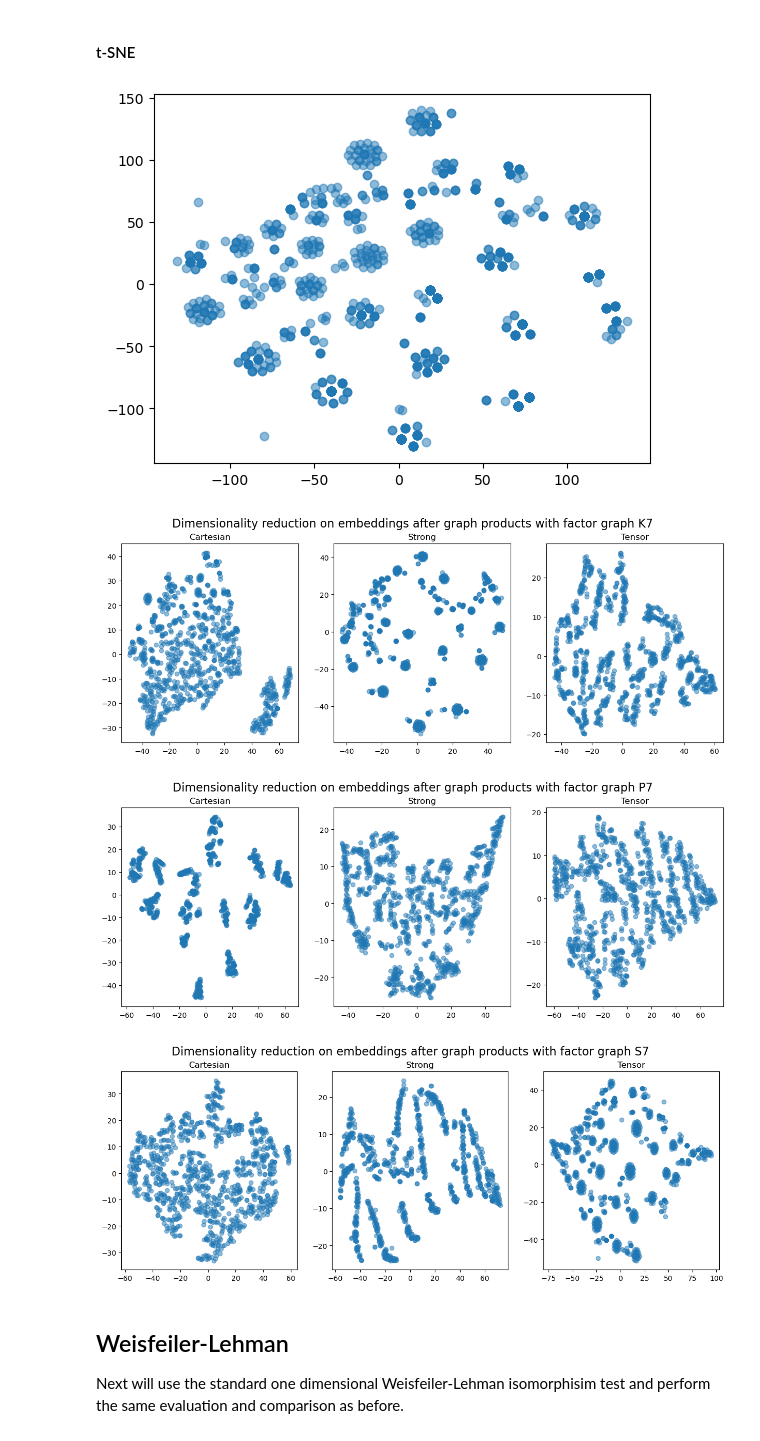
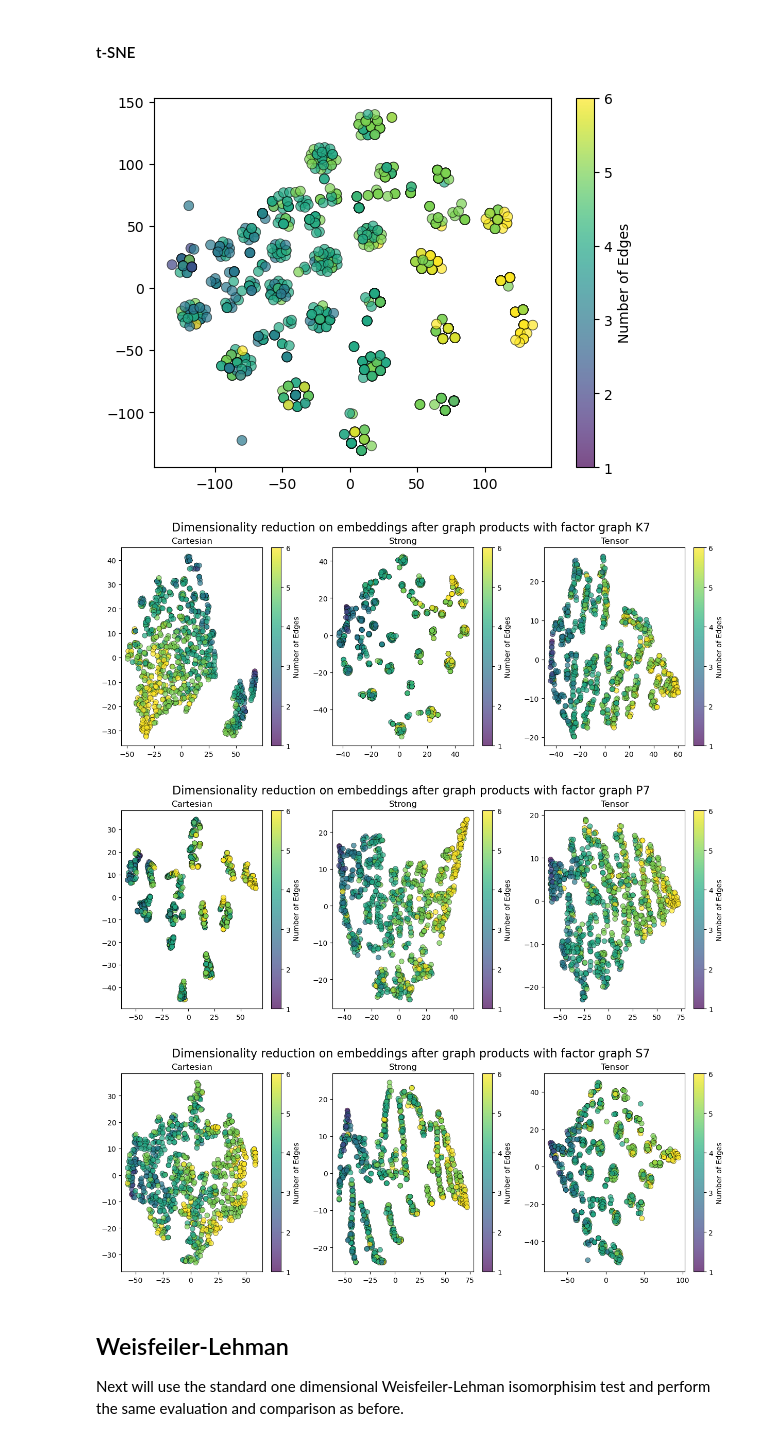
Before and after one commit to max-seeli/graph-gumbo, a Jupyter notebook: experiment.ipynb, the cells around one changed output. Drawn from its saved outputs; the diff is of its cells as text; code cells hidden in the pictures.

Commit message:
Added color mapping to t-SNE plots

```diff
--- a/experiment.ipynb
+++ b/experiment.ipynb
@@ -69,3 +76,21 @@ for factor in factor_graphs:
+# %%
+num_nodes_per_graph = np.array([G.number_of_nodes() for G in Gs])
+num_edges_per_graph = np.array([G.number_of_edges() for G in Gs])
+highest_degree_per_graph = np.array([max(dict(G.degree()).values()) for G in Gs])
+
+node_normalized_highest_degree = highest_degree_per_graph / num_nodes_per_graph
+edge_normalized_highest_degree = highest_degree_per_graph / num_edges_per_graph
+
+def get_color_encoding(categorization):
+    available_categories = set(categorization)
+
+    hue_values = np.linspace(0, 1, len(available_categories))
+    colors = [hsv_to_rgb((hue, 1, 0.65)) for hue in hue_values]
+
+    color_encoding = {}
+    for category in available_categories:
+        color_encoding[category] = colors.pop()
+    return [color_encoding[category] for category in categorization]
 # %% [markdown]
 ## Cycle counting
 We will use the cycle counting method by preparing embedding each graph using a vector, where each entry contains the number of cycles of a certain length (the length is the index of the entry). We will then use different graph products and observe, how the cycle counts change.
@@ -165,25 +190,41 @@ plot_dual_examples(different_only_after_idx)
 tsne = TSNE(n_components=2)
 tsne_graphs = tsne.fit_transform(cycle_embedded_graphs)
 
-plt.scatter(tsne_graphs[:, 0], tsne_graphs[:, 1], alpha=0.5)
+sc = plt.scatter(tsne_graphs[:, 0],
+                 tsne_graphs[:, 1],
+                 alpha=0.7,
+                 c=highest_degree_per_graph,
+                 cmap='viridis',
+                 s=50,
+                 edgecolors="black",
+                 linewidths=0.5)
+plt.colorbar(sc, label='Number of Edges')
 plt.show()
 # %% [output]
-[figure, old version]
+[figure, new version]
 # %%
 for factor_graph in ['K7', 'P7', 'S7']:
     comparative_cycle_embedded_graphs = cycle_embedded_products.loc[factor_graph]
     fig, axes = plt.subplots(1, 3, figsize=(15, 5))
     for i, (product_name, embeddings) in enumerate(comparative_cycle_embedded_graphs.items()):
         tsne = TSNE(n_components=2)
         tsne_graphs = tsne.fit_transform(embeddings)
-        axes[i].scatter(tsne_graphs[:, 0], tsne_graphs[:, 1], alpha=0.5)
+        sc = axes[i].scatter(tsne_graphs[:, 0],
+                 tsne_graphs[:, 1],
+                 alpha=0.7,
+                 c=highest_degree_per_graph,
+                 cmap='viridis',
+                 s=50,
+                 edgecolors="black",
+                 linewidths=0.5)
+        plt.colorbar(sc, label='Number of Edges')
         axes[i].set_title(product_name)
     fig.suptitle("Dimensionality reduction on embeddings after graph products with factor graph {}".format(factor_graph), fontsize=16)
     plt.show()
 # %% [output]
-[figure, old version]
+[figure, new version]
-[figure, old version]
+[figure, new version]
-[figure, old version]
+[figure, new version]
 # %% [markdown]
 ## Weisfeiler-Lehman
 Next will use the standard one dimensional Weisfeiler-Lehman isomorphisim test and perform the same evaluation and comparison as before.
```
Also changed, not shown: parts of 2 cells of this notebook.
